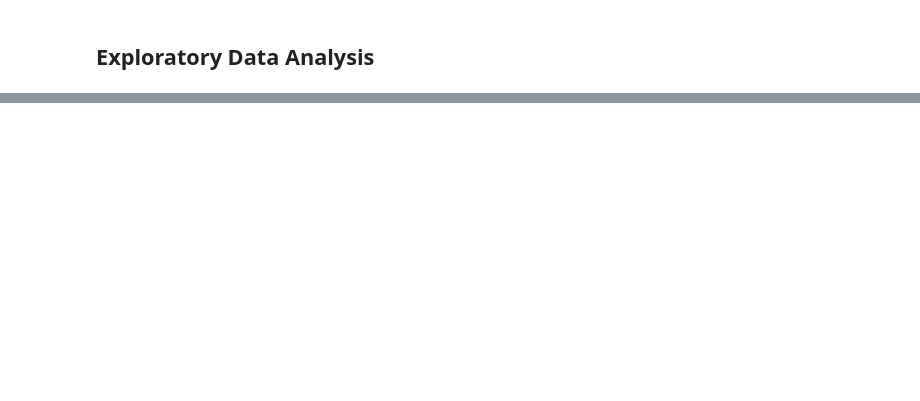
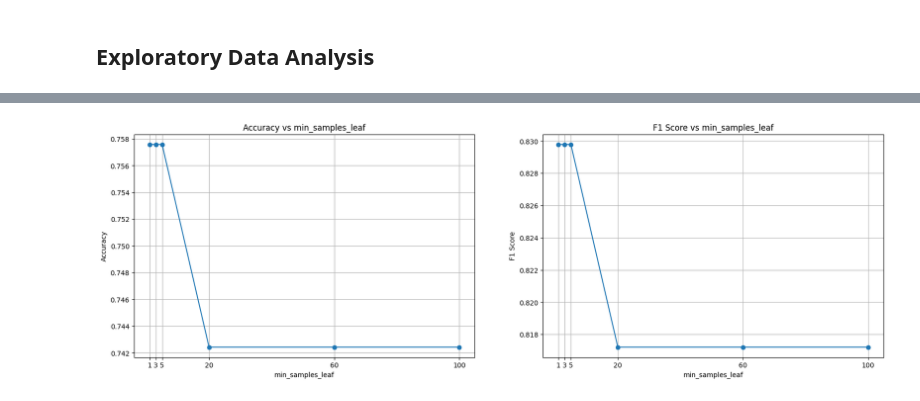
Before and after one commit to PS-41/Machine-Learning-Assignment2-Tree-based-Models, a Jupyter notebook: models/Prakhar_Suryavansh_HW2.ipynb, the cells around one changed output, grey strips where cells are left out. Drawn from its saved outputs; the diff is of its cells as text; code cells hidden in the pictures; blank space fills up the shorter version.

```diff
--- a/models/Prakhar_Suryavansh_HW2.ipynb
+++ b/models/Prakhar_Suryavansh_HW2.ipynb
@@ -226,0 +722,43 @@ plt.show()
+# %%
+min_samples_leaves = [1, 3, 5, 20, 60, 100]  # Testing different min_samples_leaf values
+best_max_depth = 4  # Best depth found from the first analysis
+best_min_samples_split = 4  # Best min_samples_split found from the first analysis
+
+# Store accuracies and F1 scores for each min_samples_leaf
+leaf_accuracies = []
+leaf_f1_scores = []
+
+for min_samples_leaf in min_samples_leaves:
+    model = ClassificationTree(max_depth=best_max_depth,
+                               min_samples_split=best_min_samples_split,
+                               min_samples_leaf=min_samples_leaf,
+                               class_weights=class_weights)
+    model.fit(X_train, y_train)
+    predicted = model.predict(X_valid)
+    accuracy = metrics.accuracy(y_true=y_valid, y_pred=predicted)
+    leaf_accuracies.append(accuracy)
+    f1 = metrics.f1_score(y_true=y_valid, y_pred=predicted)
+    leaf_f1_scores.append(f1)
+
+# Plotting the results
+fig, axes = plt.subplots(1, 2, figsize=(20, 6))
+
+# Plotting Accuracy vs min_samples_leaf
+axes[0].plot(min_samples_leaves, leaf_accuracies, marker='o')
+axes[0].set_title('Accuracy vs min_samples_leaf')
+axes[0].set_xlabel('min_samples_leaf')
+axes[0].set_ylabel('Accuracy')
+axes[0].set_xticks(min_samples_leaves)
+axes[0].grid()
+
+# Plotting F1 Score vs min_samples_leaf
+axes[1].plot(min_samples_leaves, leaf_f1_scores, marker='o')
+axes[1].set_title('F1 Score vs min_samples_leaf')
+axes[1].set_xlabel('min_samples_leaf')
+axes[1].set_ylabel('F1 Score')
+axes[1].set_xticks(min_samples_leaves)
+axes[1].grid()
+
+plt.show()
+# %% [output]
+[figure, added]
```
Also changed, not shown: parts of 62 cells of this notebook, 2 other files.
